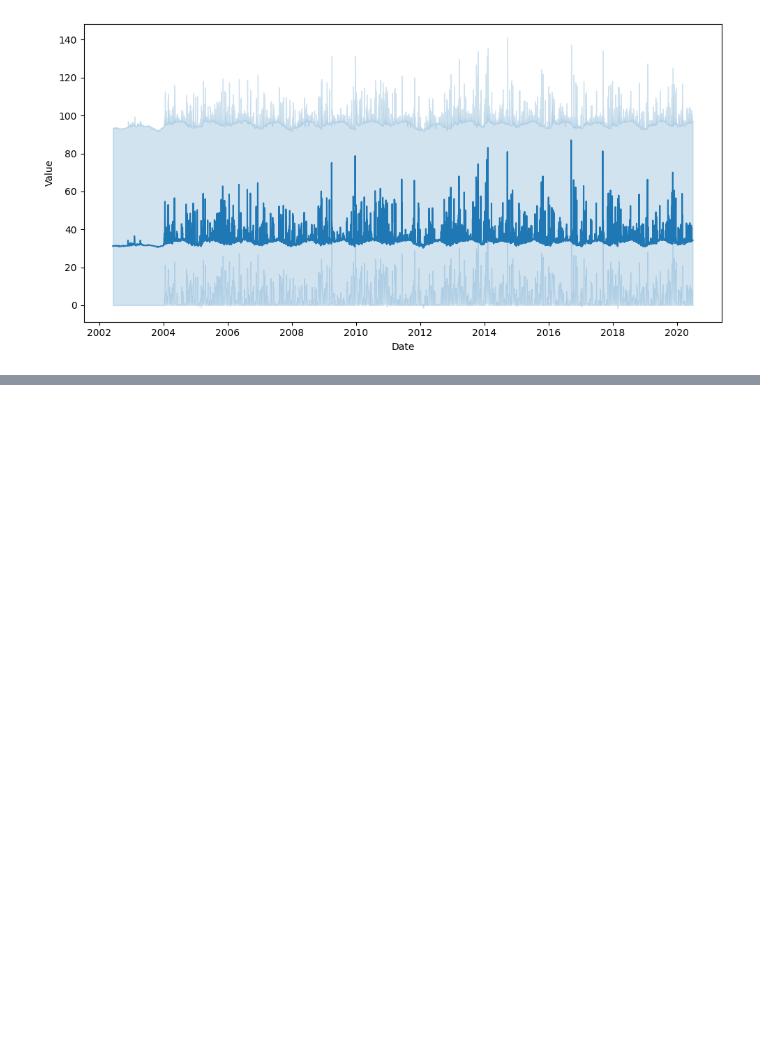
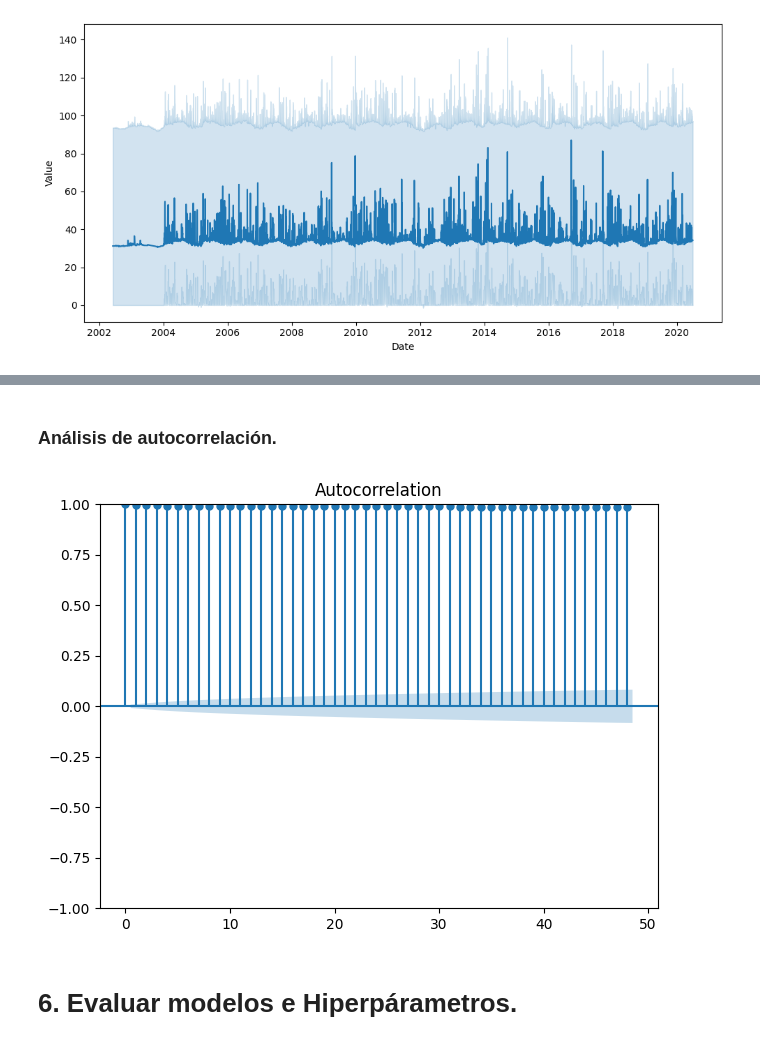
Before and after one commit to Bere333/Smart-Water-Analytics-BBRH, a Jupyter notebook: src/02_modeling_and_evaluation.ipynb, the cells around one changed output, grey strips where cells are left out. Cells and saved outputs as stored; diff of their text form; code cells hidden in the pictures; blank space fills up the shorter version.

```diff
--- a/src/02_modeling_and_evaluation.ipynb
+++ b/src/02_modeling_and_evaluation.ipynb
@@ -143,0 +244,14 @@ plt.show()
+# %% [markdown]
+### Análisis de autocorrelación.
+# %%
+from statsmodels.graphics.tsaplots import plot_acf
+
+plot_acf(ts)
+
+plt.tight_layout()
+
+plt.show()
+# %% [output]
+[figure, added]
+# %% [markdown]
+# 6. Evaluar modelos e Hiperpárametros.
```
Also changed, not shown: parts of 15 cells of this notebook.
